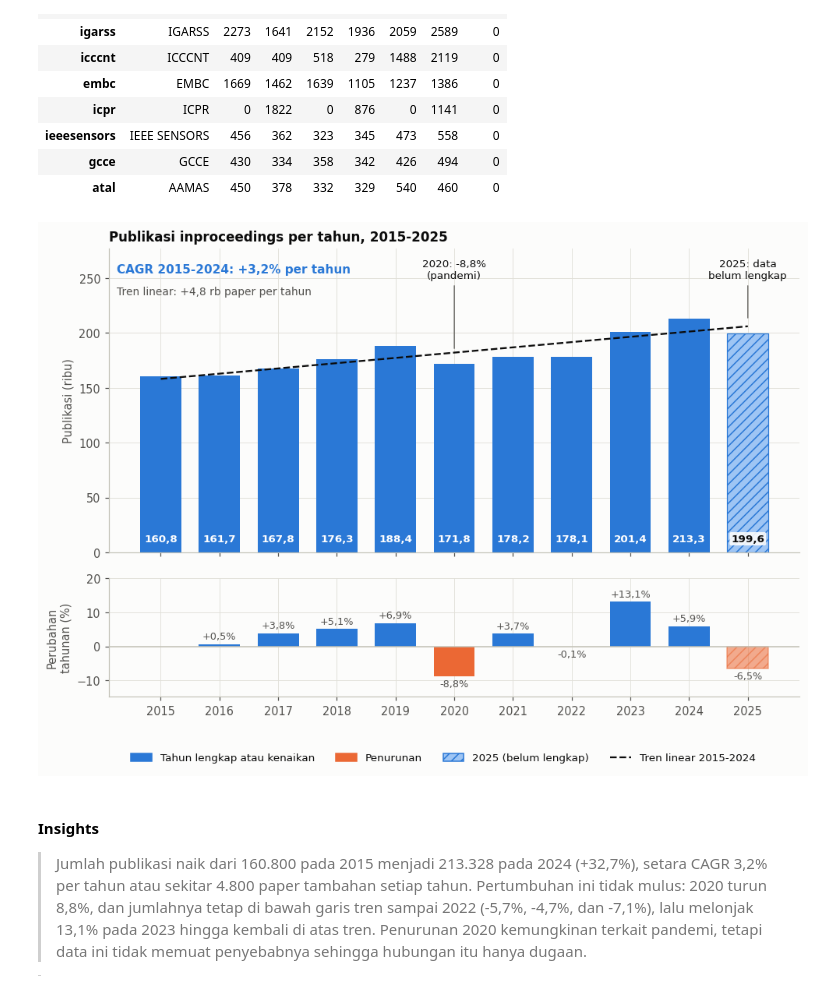
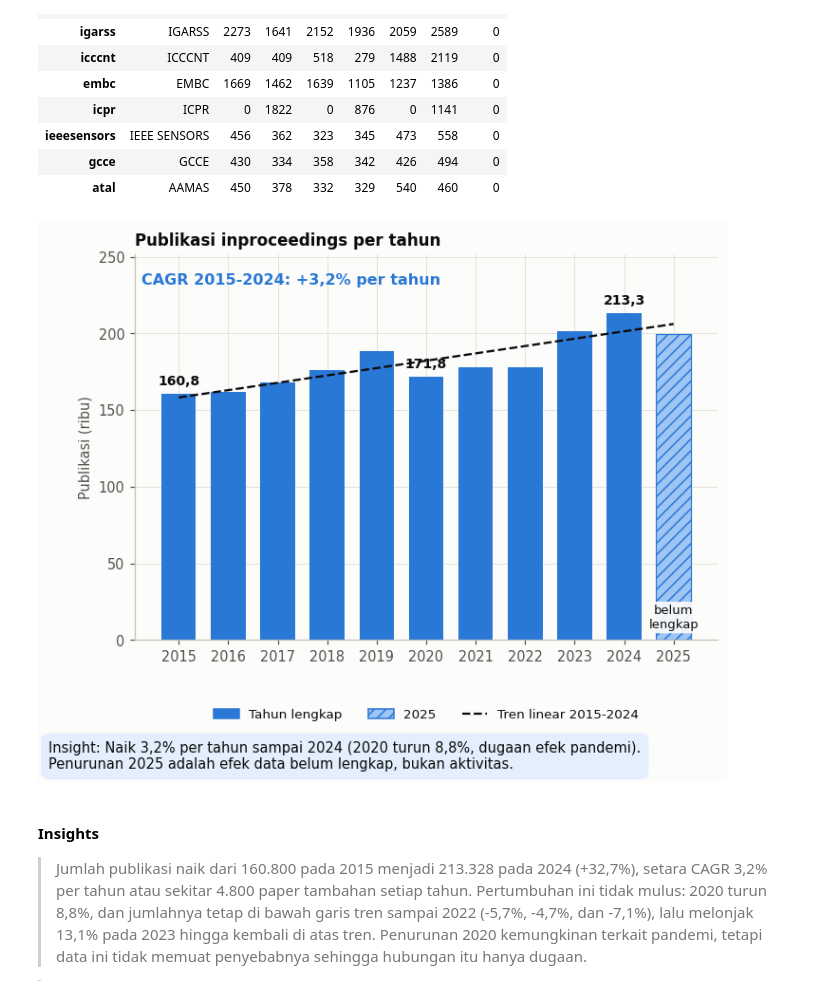
Before and after one commit to mahesa005/conference-pattern-mining-dblp, a Jupyter notebook: notebooks/01_eda.ipynb, the cells around one changed output. Drawn from its saved outputs; the diff is of its cells as text; code cells hidden in the pictures.

```diff
--- a/notebooks/01_eda.ipynb
+++ b/notebooks/01_eda.ipynb
@@ -219,7 +220,13 @@ def pct_id(value, digits=1):
     return f"{value:.{digits}f}".replace(".", ",") + "%"
 
 
-def save_fig(fig, name):
+def save_fig(fig, name, insight=None):
+    if insight:
+        wrapped = textwrap.fill("Insight: " + insight, width=max(46, int(fig.get_figwidth() * 11.5)))
+        fig.canvas.draw()
+        bottom = fig.get_tightbbox(fig.canvas.get_renderer()).y0
+        fig.text(0.01, (bottom - 0.14) / fig.get_figheight(), wrapped, ha="left", va="top", fontsize=9.6, color=CFG.INK,
+                 bbox=dict(boxstyle="round,pad=0.55", fc="#e3effc", ec="none"))
     fig.savefig(CFG.FIG_DIR / name)
     plt.show()
 
@@ -1149,62 +1153,34 @@ Perubahan 2025 terhadap 2024: -6.5% (semua venue) | +21.7% (hanya venue yang pun
 # %%
 years = per_year.index.values
 values = per_year.values
 yoy = per_year.pct_change().dropna() * 100
 
-fig = plt.figure(figsize=(10.4, 6.8))
-grid = fig.add_gridspec(2, 1, height_ratios=[3.2, 1.25], hspace=0.12)
-ax = fig.add_subplot(grid[0])
-ax_yoy = fig.add_subplot(grid[1], sharex=ax)
-
+fig, ax = plt.subplots(figsize=(7.2, 4.8))
 bar_colors = [CFG.BLUE if y < CFG.YEAR_INCOMPLETE else CFG.BLUE_LIGHT for y in years]
 bars = ax.bar(years, values / 1e3, color=bar_colors, width=0.7, zorder=2)
 bars[-1].set_hatch("///")
 bars[-1].set_edgecolor(CFG.BLUE)
 bars[-1].set_linewidth(0.8)
-for x, v in zip(years, values):
-    complete_year = x < CFG.YEAR_INCOMPLETE
-    ax.text(x, 8, fmt_id(v / 1e3, 1), ha="center", va="bottom", fontsize=8.8, fontweight="bold",
-            color="#ffffff" if complete_year else CFG.INK,
-            bbox=None if complete_year else dict(boxstyle="round,pad=0.15", fc=CFG.SURFACE, ec="none", alpha=0.9))
-ax.plot(years, (slope * years + intercept) / 1e3, color=CFG.INK, ls="--", lw=1.5, zorder=3)
-
-ax.set_ylim(0, values.max() / 1e3 * 1.3)
+ax.plot(years, (slope * years + intercept) / 1e3, color=CFG.INK, ls="--", lw=1.5, zorder=3, label="Tren linear 2015-2024")
+for x in (years[0], 2020, 2024):
+    v = per_year.loc[x] / 1e3
+    ax.text(x, v + 4, fmt_id(v, 1), ha="center", va="bottom", fontsize=9.2, fontweight="bold", color=CFG.INK)
+ax.text(years[-1], 6, "belum\nlengkap", ha="center", va="bottom", fontsize=8.6, color=CFG.INK,
+        bbox=dict(boxstyle="round,pad=0.2", fc=CFG.SURFACE, ec="none", alpha=0.92), zorder=5)
+ax.set_ylim(0, values.max() / 1e3 * 1.18)
+ax.set_xticks(years)
 ax.set_ylabel("Publikasi (ribu)")
-ax.set_title("Publikasi inproceedings per tahun, 2015-2025")
-plt.setp(ax.get_xticklabels(), visible=False)
-
+ax.set_title("Publikasi inproceedings per tahun")
 ax.text(0.012, 0.95, "CAGR 2015-2024: +" + f"{cagr * 100:.1f}".replace(".", ",") + "% per tahun",
-        transform=ax.transAxes, fontsize=10, fontweight="bold", color=CFG.BLUE, va="top")
-ax.text(0.012, 0.875, f"Tren linear: +{fmt_id(slope / 1e3, 1)} rb paper per tahun",
-        transform=ax.transAxes, fontsize=9, color=CFG.INK_2, va="top")
-
-top_y = values.max() / 1e3 * 1.17
-ax.annotate("2020: " + f"{yoy.loc[2020]:.1f}".replace(".", ",") + "%\n(pandemi)", xy=(2020, per_year.loc[2020] / 1e3 + 12),
-            xytext=(2020, top_y), ha="center", fontsize=8.8, color=CFG.INK,
-            arrowprops=dict(arrowstyle="-", color=CFG.INK_2, lw=0.8))
-ax.annotate("2025: data\nbelum lengkap", xy=(2025, per_year.loc[2025] / 1e3 + 12),
-            xytext=(2025, top_y), ha="center", fontsize=8.8, color=CFG.INK,
-            arrowprops=dict(arrowstyle="-", color=CFG.INK_2, lw=0.8))
-
-yoy_bars = ax_yoy.bar(yoy.index, yoy.values, color=[CFG.BLUE if v >= 0 else CFG.ORANGE for v in yoy.values], width=0.7, zorder=2)
-yoy_bars[-1].set_hatch("///")
-yoy_bars[-1].set_alpha(0.55)
-yoy_bars[-1].set_edgecolor(CFG.ORANGE if yoy.iloc[-1] < 0 else CFG.BLUE)
-for x, v in zip(yoy.index, yoy.values):
-    ax_yoy.text(x, v + (0.8 if v >= 0 else -0.8), f"{v:+.1f}%".replace(".", ","), ha="center",
-                va="bottom" if v >= 0 else "top", fontsize=8.4, color=CFG.INK_2)
-ax_yoy.axhline(0, color=CFG.BASELINE, lw=1)
-ax_yoy.set_ylim(yoy.min() - 6, yoy.max() + 7)
-ax_yoy.set_ylabel("Perubahan\ntahunan (%)")
-ax_yoy.set_xticks(years)
-
-fig.legend(handles=[Patch(color=CFG.BLUE, label="Tahun lengkap atau kenaikan"), Patch(color=CFG.ORANGE, label="Penurunan"),
-                    Patch(facecolor=CFG.BLUE_LIGHT, hatch="///", edgecolor=CFG.BLUE, label="2025 (belum lengkap)"),
-                    Line2D([], [], color=CFG.INK, ls="--", label="Tren linear 2015-2024")],
-           loc="lower center", ncol=4, bbox_to_anchor=(0.5, -0.02), fontsize=8.8)
-save_fig(fig, "t1_publikasi_per_tahun.png")
+        transform=ax.transAxes, fontsize=10.5, fontweight="bold", color=CFG.BLUE, va="top")
+ax.legend(handles=[Patch(color=CFG.BLUE, label="Tahun lengkap"),
+                   Patch(facecolor=CFG.BLUE_LIGHT, hatch="///", edgecolor=CFG.BLUE, label="2025"),
+                   Line2D([], [], color=CFG.INK, ls="--", label="Tren linear 2015-2024")],
+          loc="lower center", ncol=3, bbox_to_anchor=(0.5, -0.24), fontsize=8.8)
+save_fig(fig, "t1_publikasi_per_tahun.png",
+         insight=f"Naik {pct_id(cagr * 100, 1)} per tahun sampai 2024 (2020 turun {pct_id(abs(yoy.loc[2020]), 1)}, dugaan efek pandemi). Penurunan 2025 adalah efek data belum lengkap, bukan aktivitas.")
 # %% [output]
-[figure, old version]
+[figure, new version]
 # %% [markdown]
 #### Insights
 
```
Also changed, not shown: parts of 26 cells of this notebook, 1 other file.
